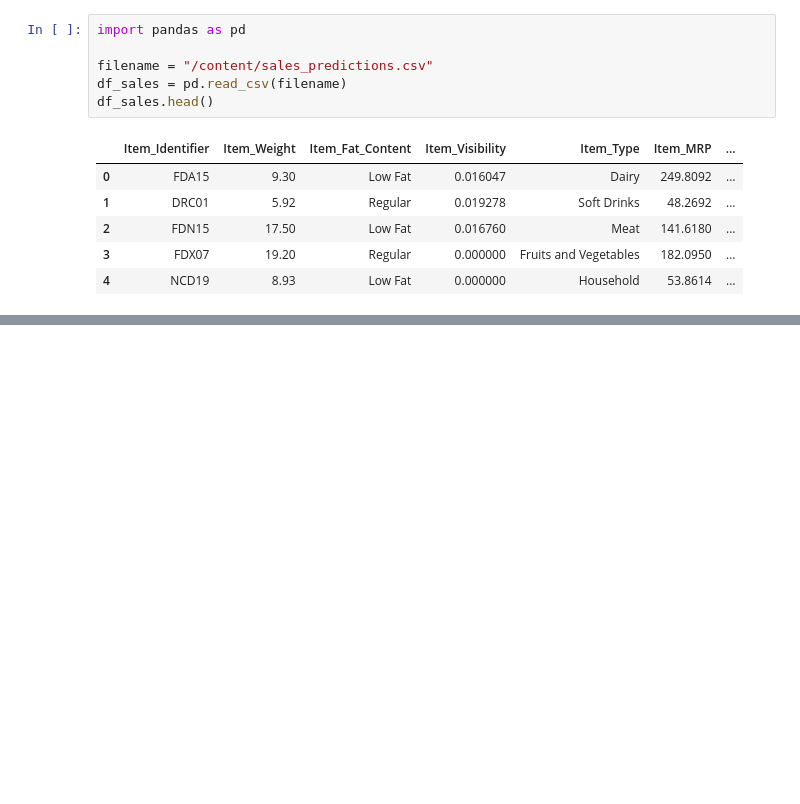
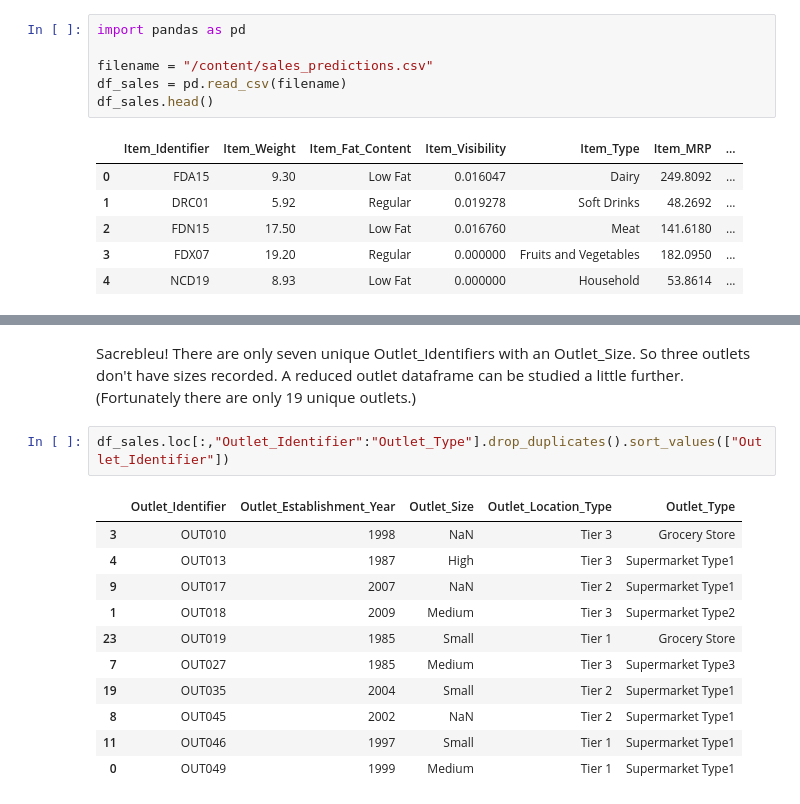
Before and after one commit to bngrossmann/food-sales-predictions, a Jupyter notebook: food_sales_predition.ipynb, the cells around one changed output, grey strips where cells are left out. Saved outputs shown, nothing was run; the diff lists cells and outputs as text; blank space fills up the shorter version.

```diff
--- a/food_sales_predition.ipynb
+++ b/food_sales_predition.ipynb
@@ -15,0 +228,16 @@ df_sales.head()
+# %% [markdown]
+Sacrebleu! There are only seven unique Outlet_Identifiers with an Outlet_Size. So three outlets don't have sizes recorded. A reduced outlet dataframe can be studied a little further. (Fortunately there are only 19 unique outlets.)
+# %%
+df_sales.loc[:,"Outlet_Identifier":"Outlet_Type"].drop_duplicates().sort_values(["Outlet_Identifier"])
+# %% [output]
+|  | Outlet_Identifier | Outlet_Establishment_Year | Outlet_Size | Outlet_Location_Type | Outlet_Type |
+| 3 | OUT010 | 1998 | NaN | Tier 3 | Grocery Store |
+| 4 | OUT013 | 1987 | High | Tier 3 | Supermarket Type1 |
+| 9 | OUT017 | 2007 | NaN | Tier 2 | Supermarket Type1 |
+| 1 | OUT018 | 2009 | Medium | Tier 3 | Supermarket Type2 |
+| 23 | OUT019 | 1985 | Small | Tier 1 | Grocery Store |
+| 7 | OUT027 | 1985 | Medium | Tier 3 | Supermarket Type3 |
+| 19 | OUT035 | 2004 | Small | Tier 2 | Supermarket Type1 |
+| 8 | OUT045 | 2002 | NaN | Tier 2 | Supermarket Type1 |
+| 11 | OUT046 | 1997 | Small | Tier 1 | Supermarket Type1 |
+| 0 | OUT049 | 1999 | Medium | Tier 1 | Supermarket Type1 |
```
Also changed, not shown: parts of 33 cells of this notebook.
